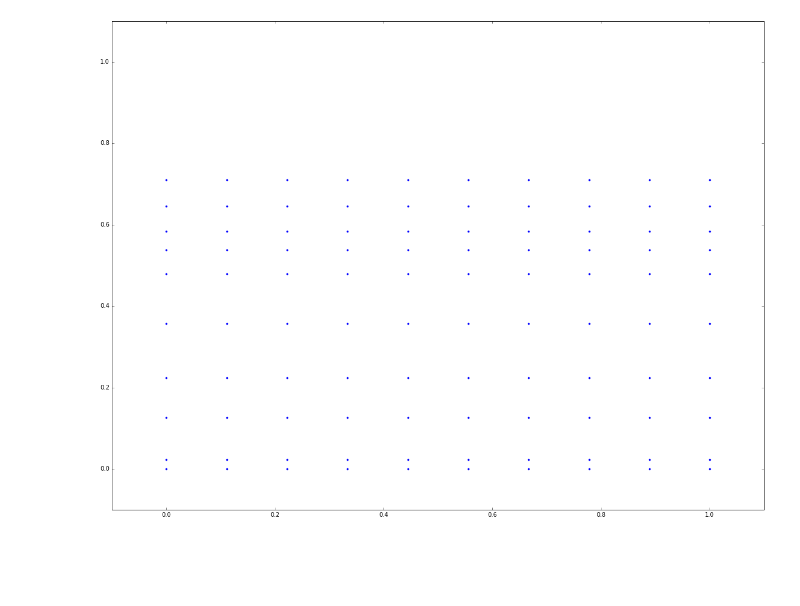
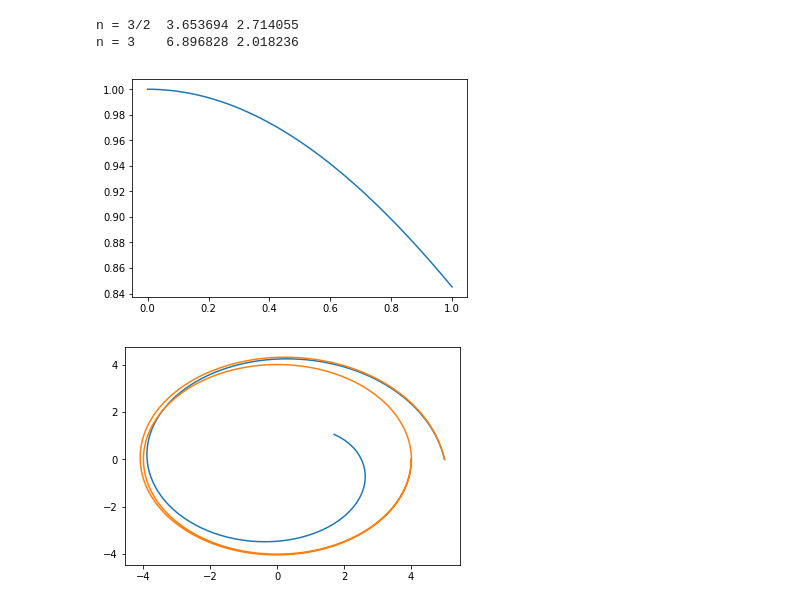
Before and after one commit to lawortsmann/ODE, a Jupyter notebook: ODE.ipynb, the cells around one changed output. Saved outputs shown, nothing was run; the diff lists cells and outputs as text; code cells hidden in the pictures; blank space fills up the shorter version.

```diff
--- a/ODE.ipynb
+++ b/ODE.ipynb
@@ -1,10 +1,4 @@
 # %%
 from RKF45 import RKF45
-from Roots import roots
 import numpy as np
-from numba import jit
-from itertools import product
-import matplotlib
 import matplotlib.pyplot as plt
-%matplotlib inline
-matplotlib.rcParams['figure.figsize'] = (20.0, 15.0)
@@ -40,9 +5,50 @@ sln = RKF45(F, p0, 2., fkwargs=dict(n=100, m=1., a=0.0001, b=100., g=9.8), max_s
-# %%
-p = sln(1.9)
-x, y = p[:n], p[n: 2*n]
-plt.plot(x, y, '.')
-plt.xlim((-0.1, 1.1))
-plt.ylim((-0.1, 1.1))
-plt.show()
-# %% [output]
-[figure, removed]
+# %%
+def LaneEmden(t, x, n=1.5):
+    return np.array([ x[1], - np.power(x[0], n) - (2 * x[1] / t) ])
+
+
+t0, x0 = 1e-10, np.array([1., 0.], dtype=np.complex64)
+stop   = lambda t, x, n=1.5: np.real(x[0]) < 0.0
+
+tf, x  = RKF45(LaneEmden, x0, stop, fkwargs=dict(n=1.5), ti=t0, tol=1e-6)
+print( 'n = 3/2 ', round(tf, 6), round(tf**2 * np.abs(x[0].derivative()(tf)), 6) )
+
+tf, x  = RKF45(LaneEmden, x0, stop, fkwargs=dict(n=3), ti=t0, tol=1e-6)
+print( 'n = 3   ', round(tf, 6), round(tf**2 * np.abs(x[0].derivative()(tf)), 6) )
+
+tf, x  = RKF45(LaneEmden, x0, 1, fkwargs=dict(n=1.5), ti=t0)
+t = np.linspace(t0, tf)
+plt.plot(t, x[0](t))
+plt.show()
+# %% [output]
+n = 3/2  3.653694 2.714055
+n = 3    6.896828 2.018236
+[figure, added]
+# %%
+def SchwarzschildBH(t, x, M=1., l=0.1, e=1.):
+    r, phi, tau = x
+    dr = -np.sqrt( e**2 - (1 - (2 * M / r)) * (1 + (l / r)**2) )
+    dphi = l / r**2
+    dtau = e**2 / (1 - (2 * M / r))
+    return np.array([dr, dphi, dtau], dtype=np.complex64)
+
+
+def stop(t, x, M=1., l=5., e=1.):
+    return (np.real(x[0]) <= 2 * M) or (np.abs(x[1]) > 4 * np.pi) or (t > 200)
+
+
+x0 = np.array([5., 0., 0.], dtype=np.complex64)
+
+tf, x  = RKF45(SchwarzschildBH, x0, stop, fkwargs=dict(M=1., l=3.99, e=1.))
+t = np.linspace(0, tf, 1000)
+r1, phi1 = x[0](t), x[1](t)
+
+tf, x  = RKF45(SchwarzschildBH, x0, stop, fkwargs=dict(M=1., l=4.0, e=1.))
+t = np.linspace(0, tf, 1000)
+r2, phi2 = x[0](t), x[1](t)
+
+plt.plot( r1 * np.cos(phi1), r1 * np.sin(phi1) )
+plt.plot( r2 * np.cos(phi2), r2 * np.sin(phi2) )
+plt.show()
+# %% [output]
+[figure, added]
```
Also changed, not shown: parts of 1 cell of this notebook, 2 other files.
